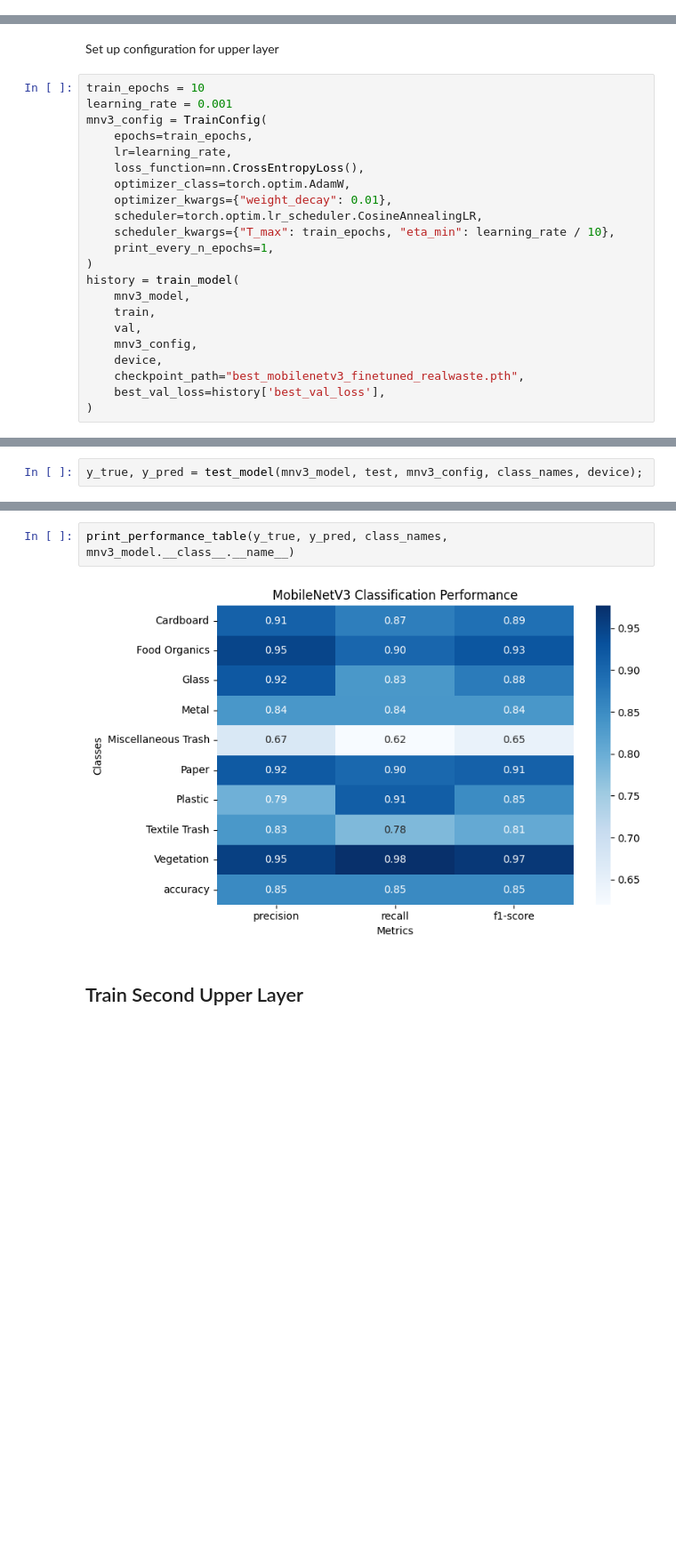
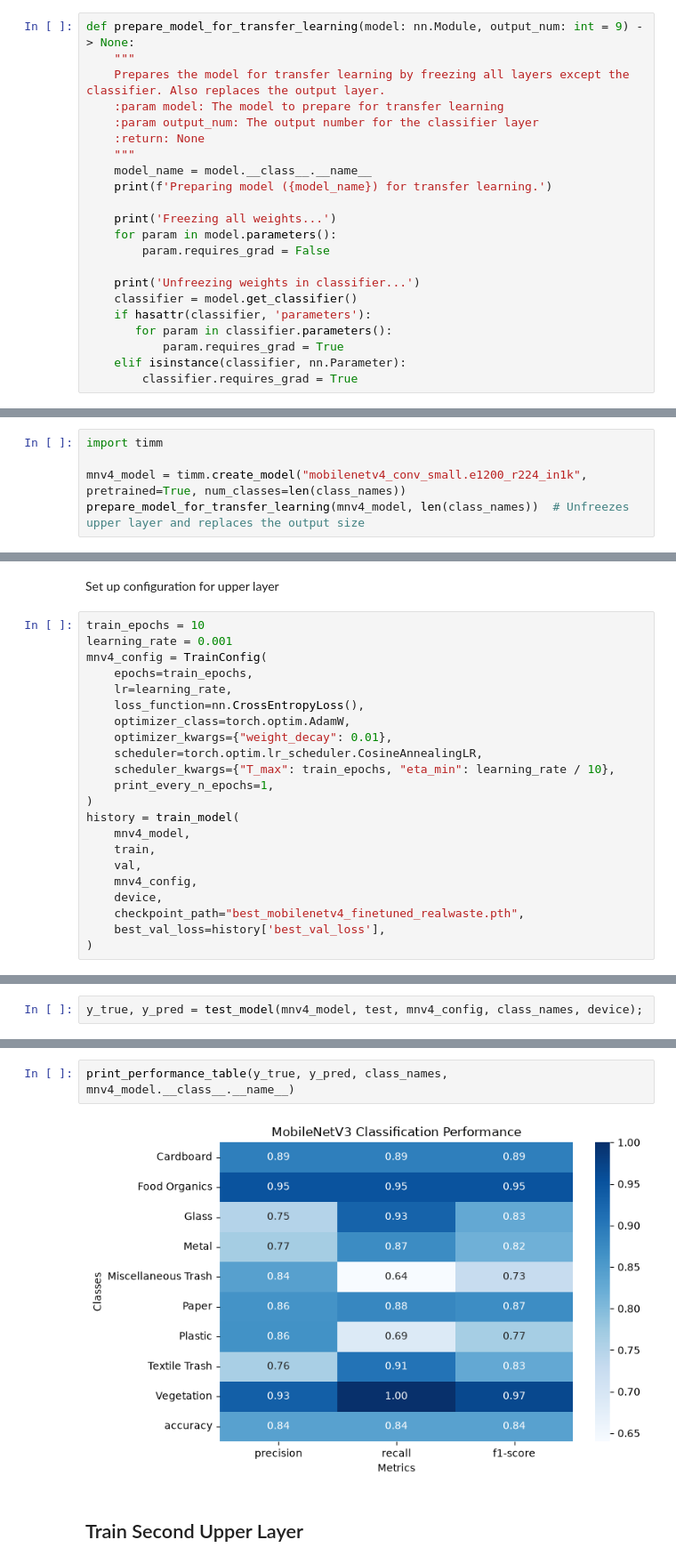
Before and after one commit to AmielCyber/waste-classification, a Jupyter notebook: model-training-notebook/waste_classification.ipynb, the cells around one changed output, grey strips where cells are left out. Shown at 89% size. Cells and saved outputs as stored; diff of their text form; blank space fills up the shorter version.

```diff
--- a/model-training-notebook/waste_classification.ipynb
+++ b/model-training-notebook/waste_classification.ipynb
@@ -737,3 +707,25 @@ def prepare_model_for_transfer_learning(model: nn.Module, output_num: int = 9) -
+# %%
+def prepare_model_for_transfer_learning(model: nn.Module, output_num: int = 9) -> None:
+    """
+    Prepares the model for transfer learning by freezing all layers except the classifier. Also replaces the output layer.
+    :param model: The model to prepare for transfer learning
+    :param output_num: The output number for the classifier layer
+    :return: None
+    """
+    model_name = model.__class__.__name__
+    print(f'Preparing model ({model_name}) for transfer learning.')
+
+    print('Freezing all weights...')
+    for param in model.parameters():
+        param.requires_grad = False
+
+    print('Unfreezing weights in classifier...')
+    classifier = model.get_classifier()
+    if hasattr(classifier, 'parameters'):
+       for param in classifier.parameters():
+           param.requires_grad = True
+    elif isinstance(classifier, nn.Parameter):
+        classifier.requires_grad = True
 # %% [markdown]
 ### Display Test Metric Functions
 # %% [markdown]
@@ -931,0 +918,5 @@ prepare_model_for_transfer_learning(mnv3_model, len(class_names))  # Unfreezes u
+# %%
+import timm
+
+mnv4_model = timm.create_model("mobilenetv4_conv_small.e1200_r224_in1k", pretrained=True, num_classes=len(class_names))
+prepare_model_for_transfer_learning(mnv4_model, len(class_names))  # Unfreezes upper layer and replaces the output size
@@ -995,7 +1028,7 @@ Set up configuration for upper layer
 # %%
 train_epochs = 10
 learning_rate = 0.001
-mnv3_config = TrainConfig(
+mnv4_config = TrainConfig(
     epochs=train_epochs,
     lr=learning_rate,
     loss_function=nn.CrossEntropyLoss(),
@@ -1006,12 +1039,12 @@ mnv3_config = TrainConfig(
     print_every_n_epochs=1,
 )
 history = train_model(
-    mnv3_model,
+    mnv4_model,
     train,
     val,
-    mnv3_config,
+    mnv4_config,
     device,
-    checkpoint_path="best_mobilenetv3_finetuned_realwaste.pth",
+    checkpoint_path="best_mobilenetv4_finetuned_realwaste.pth",
     best_val_loss=history['best_val_loss'],
 )
 # %% [output]
@@ -1037,3 +1068,3 @@ Best model saved to: best_mobilenetv3_finetuned_realwaste.pth
 # %%
-y_true, y_pred = test_model(mnv3_model, test, mnv3_config, class_names, device);
+y_true, y_pred = test_model(mnv4_model, test, mnv4_config, class_names, device);
 # %% [output]
@@ -1052,7 +1083,7 @@ Test Accuracy (Overall): 85.29% (406/476)
 # %%
-print_performance_table(y_true, y_pred, class_names, mnv3_model.__class__.__name__)
+print_performance_table(y_true, y_pred, class_names, mnv4_model.__class__.__name__)
 # %% [output]
-[figure, old version]
+[figure, new version]
 # %% [markdown]
 ## Train Second Upper Layer
 # %% [markdown]
```
Also changed, not shown: parts of 76 cells of this notebook, 2 other files.
